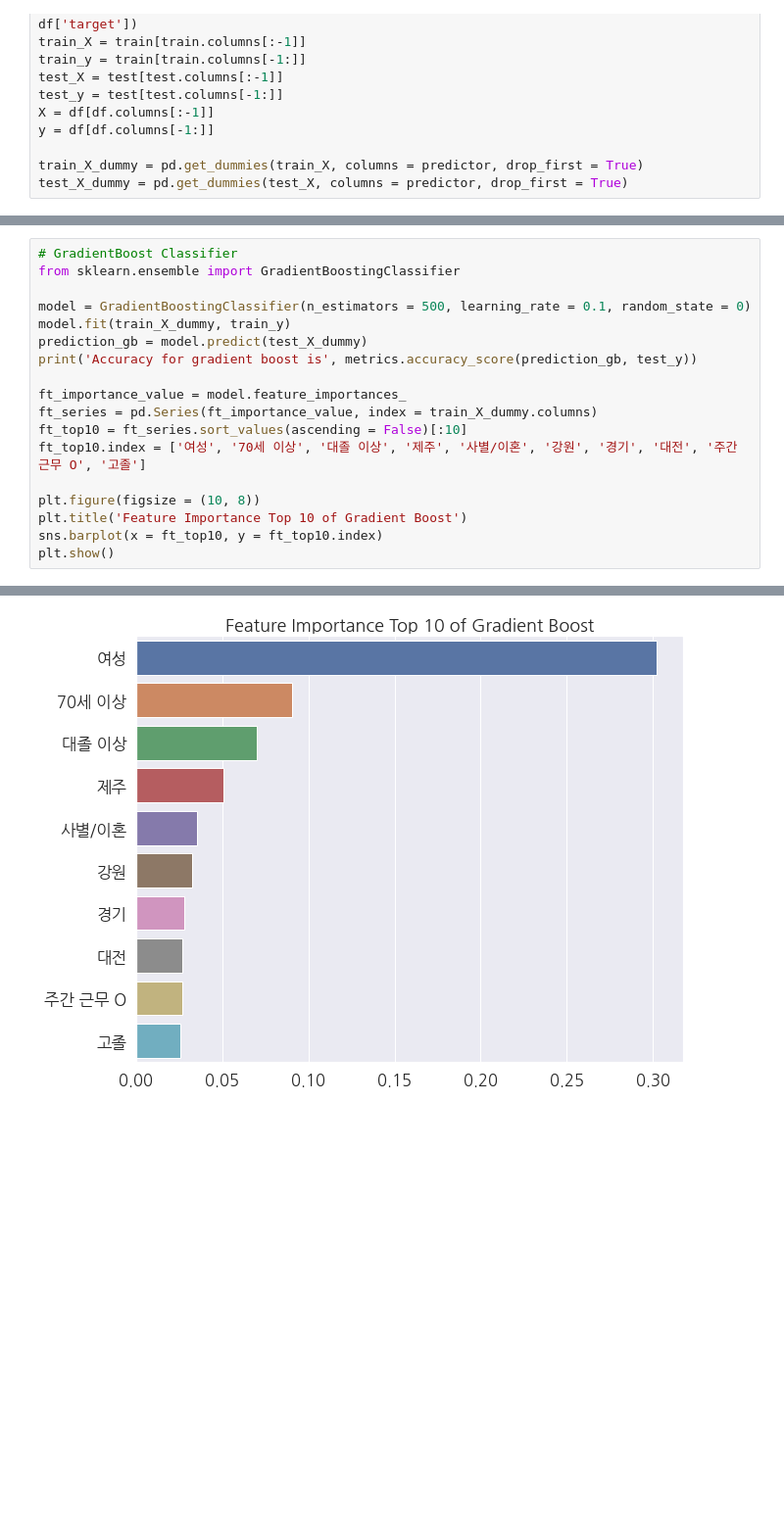
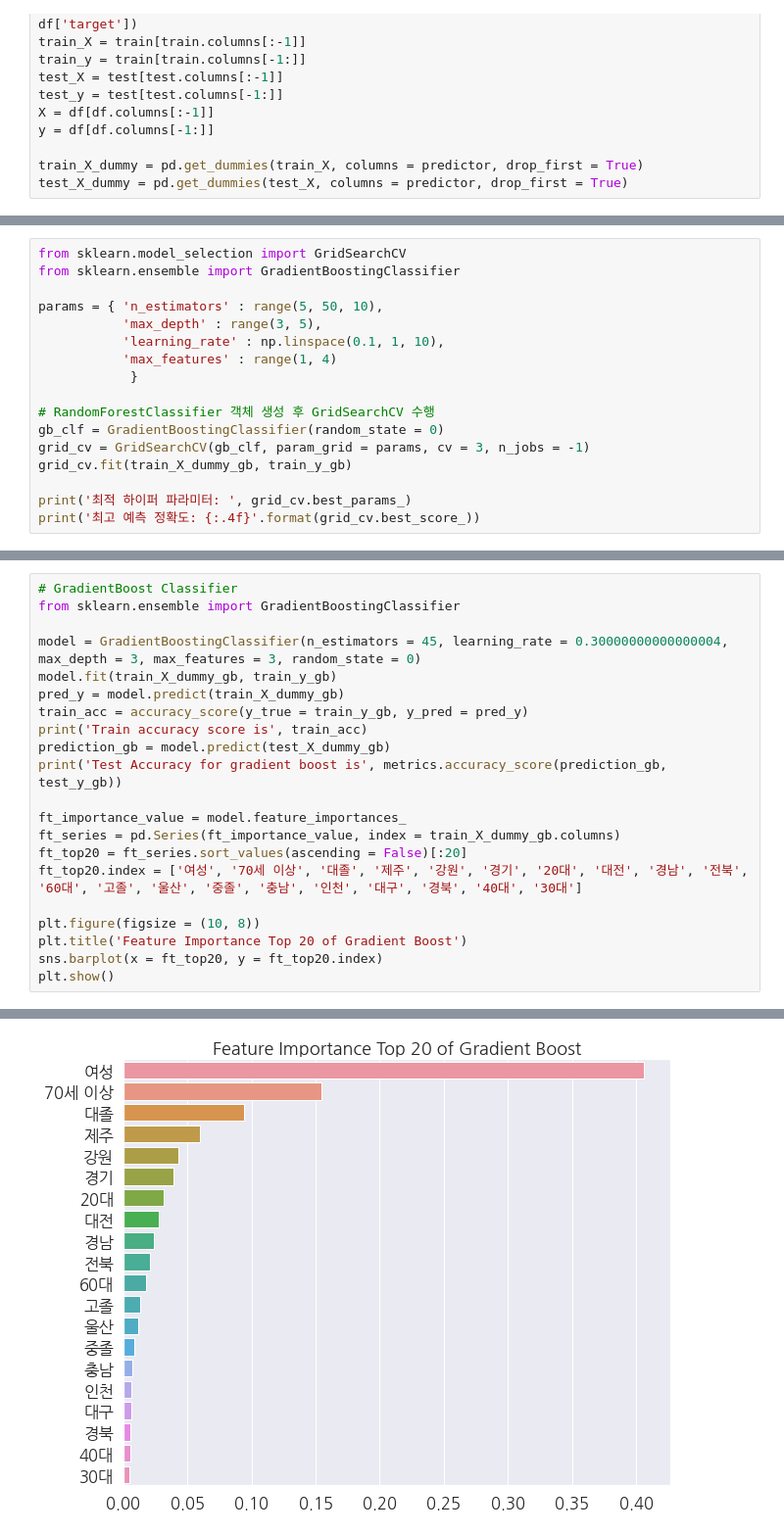
Before and after one commit to stat-thon/2022-project-sports-DATA-133, a Jupyter notebook: hobby_2_analysis.ipynb, the cells around one changed output, grey strips where cells are left out. Shown: that part at 98% size. Cells and saved outputs as stored; diff of their text form; blank space fills up the shorter version.

```diff
--- a/hobby_2_analysis.ipynb
+++ b/hobby_2_analysis.ipynb
@@ -93,0 +150,17 @@ Accuracy for xgboost is 0.6988391376451077
+# %%
+from sklearn.model_selection import GridSearchCV
+from sklearn.ensemble import GradientBoostingClassifier
+
+params = { 'n_estimators' : range(5, 50, 10),
+           'max_depth' : range(3, 5),
+           'learning_rate' : np.linspace(0.1, 1, 10),
+           'max_features' : range(1, 4)
+            }
+
+# RandomForestClassifier 객체 생성 후 GridSearchCV 수행
+gb_clf = GradientBoostingClassifier(random_state = 0)
+grid_cv = GridSearchCV(gb_clf, param_grid = params, cv = 3, n_jobs = -1)
+grid_cv.fit(train_X_dummy_gb, train_y_gb)
+
+print('최적 하이퍼 파라미터: ', grid_cv.best_params_)
+print('최고 예측 정확도: {:.4f}'.format(grid_cv.best_score_))
@@ -95,18 +171,21 @@ Accuracy for xgboost is 0.6988391376451077
 # GradientBoost Classifier
 from sklearn.ensemble import GradientBoostingClassifier
 
-model = GradientBoostingClassifier(n_estimators = 500, learning_rate = 0.1, random_state = 0)
-model.fit(train_X_dummy, train_y)
-prediction_gb = model.predict(test_X_dummy)
-print('Accuracy for gradient boost is', metrics.accuracy_score(prediction_gb, test_y))
+model = GradientBoostingClassifier(n_estimators = 45, learning_rate = 0.30000000000000004, max_depth = 3, max_features = 3, random_state = 0)
+model.fit(train_X_dummy_gb, train_y_gb)
+pred_y = model.predict(train_X_dummy_gb)
+train_acc = accuracy_score(y_true = train_y_gb, y_pred = pred_y)
+print('Train accuracy score is', train_acc)
+prediction_gb = model.predict(test_X_dummy_gb)
+print('Test Accuracy for gradient boost is', metrics.accuracy_score(prediction_gb, test_y_gb))
 
 ft_importance_value = model.feature_importances_
-ft_series = pd.Series(ft_importance_value, index = train_X_dummy.columns)
-ft_top10 = ft_series.sort_values(ascending = False)[:10]
-ft_top10.index = ['여성', '70세 이상', '대졸 이상', '제주', '사별/이혼', '강원', '경기', '대전', '주간 근무 O', '고졸']
+ft_series = pd.Series(ft_importance_value, index = train_X_dummy_gb.columns)
+ft_top20 = ft_series.sort_values(ascending = False)[:20]
+ft_top20.index = ['여성', '70세 이상', '대졸', '제주', '강원', '경기', '20대', '대전', '경남', '전북', '60대', '고졸', '울산', '중졸', '충남', '인천', '대구', '경북', '40대', '30대']
 
 plt.figure(figsize = (10, 8))
-plt.title('Feature Importance Top 10 of Gradient Boost')
-sns.barplot(x = ft_top10, y = ft_top10.index)
+plt.title('Feature Importance Top 20 of Gradient Boost')
+sns.barplot(x = ft_top20, y = ft_top20.index)
 plt.show()
 # %% [output]
@@ -114 +194 @@ Accuracy for gradient boost is 0.7154228855721393
-[figure, old version]
+[figure, new version]
```
Also changed, not shown: parts of 10 cells of this notebook, 3 other files.
